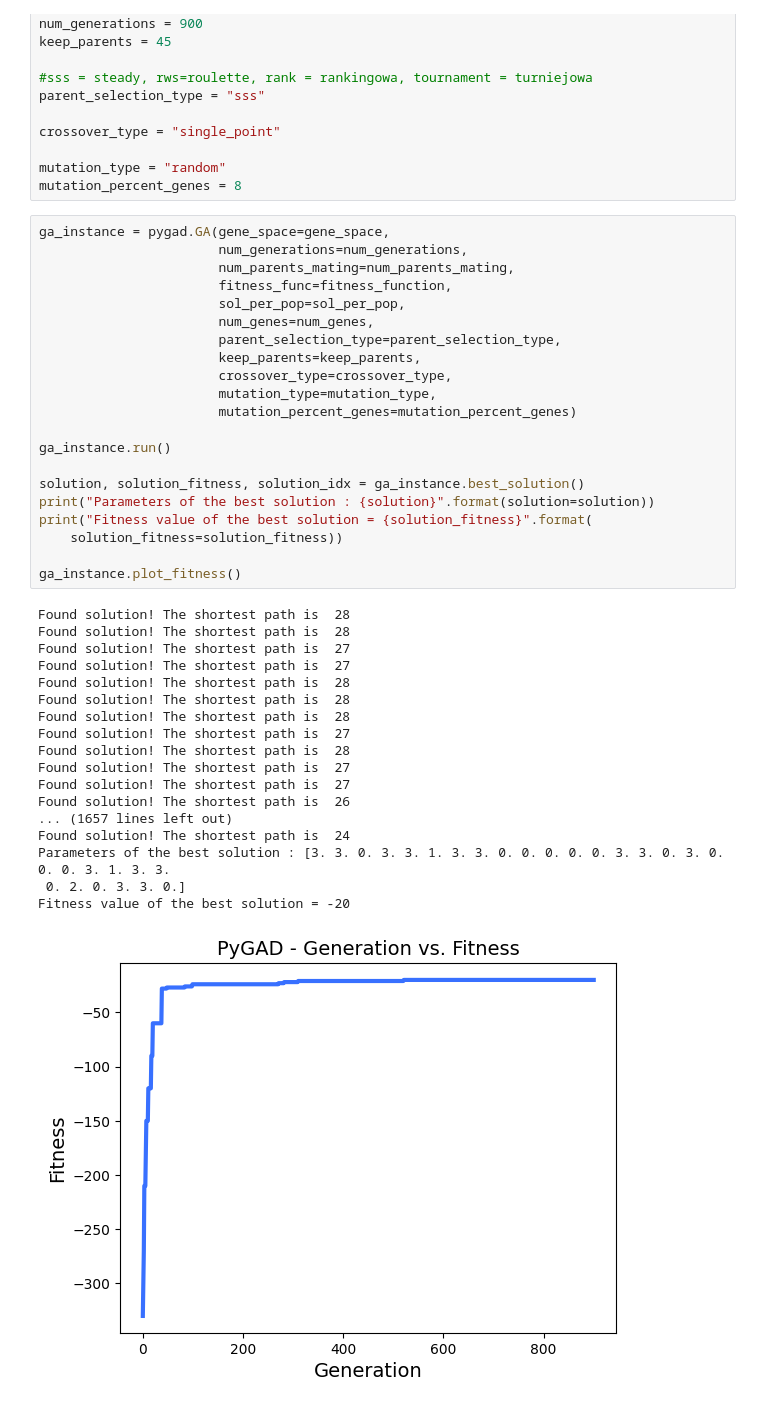
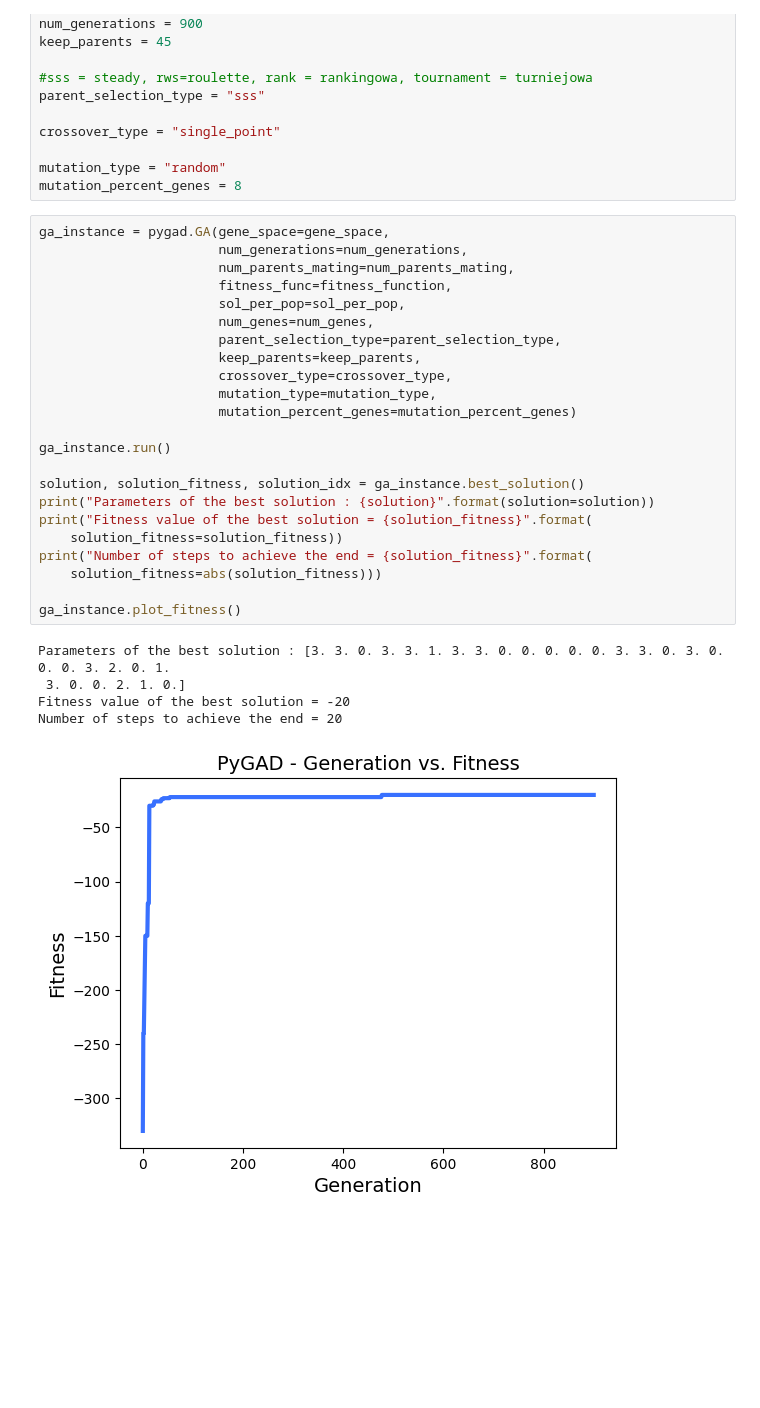
Before and after one commit to piotrd22/studia-archiwum, a Jupyter notebook: CompInteligence/lab03/zad2.ipynb, the cells around one changed output. Cells and saved outputs as stored; diff of their text form; blank space fills up the shorter version.

Commit message:
fix the print

```diff
--- a/CompInteligence/lab03/zad2.ipynb
+++ b/CompInteligence/lab03/zad2.ipynb
@@ -72,40 +71,29 @@ mutation_percent_genes = 8
 # %%
 ga_instance = pygad.GA(gene_space=gene_space,
                        num_generations=num_generations,
                        num_parents_mating=num_parents_mating,
                        fitness_func=fitness_function,
                        sol_per_pop=sol_per_pop,
                        num_genes=num_genes,
                        parent_selection_type=parent_selection_type,
                        keep_parents=keep_parents,
                        crossover_type=crossover_type,
                        mutation_type=mutation_type,
                        mutation_percent_genes=mutation_percent_genes)
 
 ga_instance.run()
 
 solution, solution_fitness, solution_idx = ga_instance.best_solution()
 print("Parameters of the best solution : {solution}".format(solution=solution))
 print("Fitness value of the best solution = {solution_fitness}".format(
     solution_fitness=solution_fitness))
+print("Number of steps to achieve the end = {solution_fitness}".format(
+    solution_fitness=abs(solution_fitness)))
 
 ga_instance.plot_fitness()
 # %% [output]
-Found solution! The shortest path is  28
-Found solution! The shortest path is  28
-Found solution! The shortest path is  27
-Found solution! The shortest path is  27
-Found solution! The shortest path is  28
-Found solution! The shortest path is  28
-Found solution! The shortest path is  28
-Found solution! The shortest path is  27
-Found solution! The shortest path is  28
-Found solution! The shortest path is  27
-Found solution! The shortest path is  27
-Found solution! The shortest path is  26
-... (1657 lines left out)
-Found solution! The shortest path is  24
-Parameters of the best solution : [3. 3. 0. 3. 3. 1. 3. 3. 0. 0. 0. 0. 0. 3. 3. 0. 3. 0. 0. 0. 3. 1. 3. 3.
- 0. 2. 0. 3. 3. 0.]
+Parameters of the best solution : [3. 3. 0. 3. 3. 1. 3. 3. 0. 0. 0. 0. 0. 3. 3. 0. 3. 0. 0. 0. 3. 2. 0. 1.
+ 3. 0. 0. 2. 1. 0.]
 Fitness value of the best solution = -20
+Number of steps to achieve the end = 20
-[figure, old version]
+[figure, new version]
```
Also changed, not shown: parts of 2 cells of this notebook.
